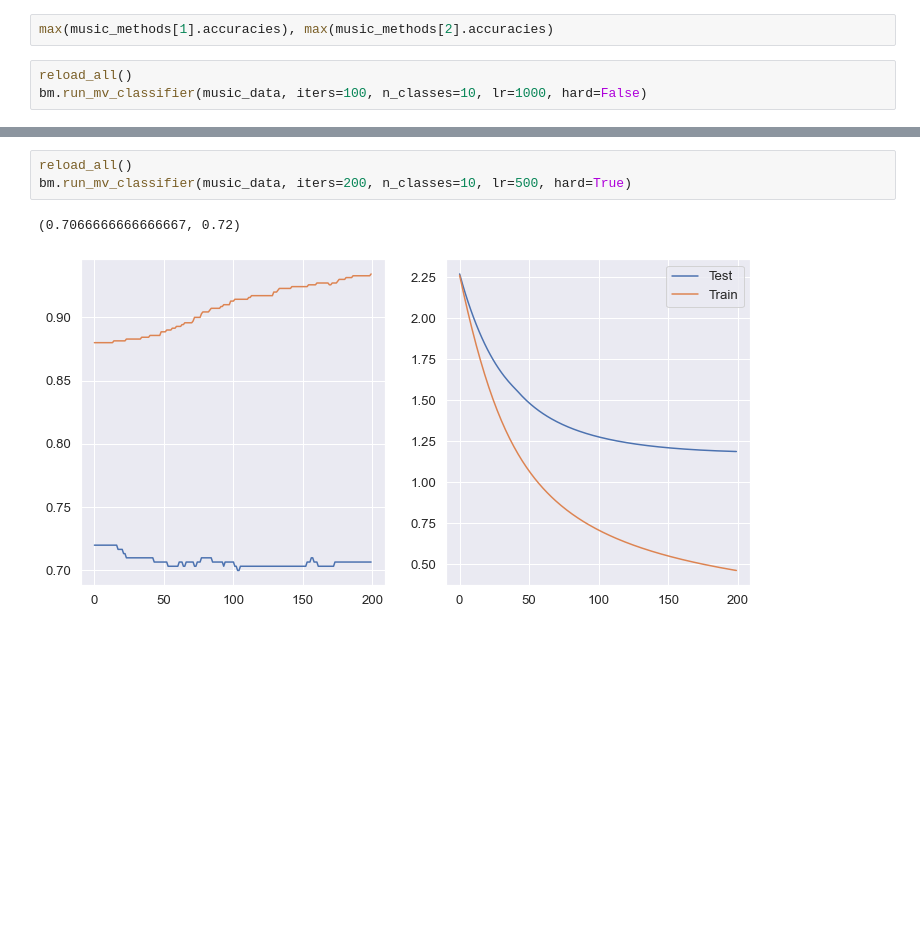
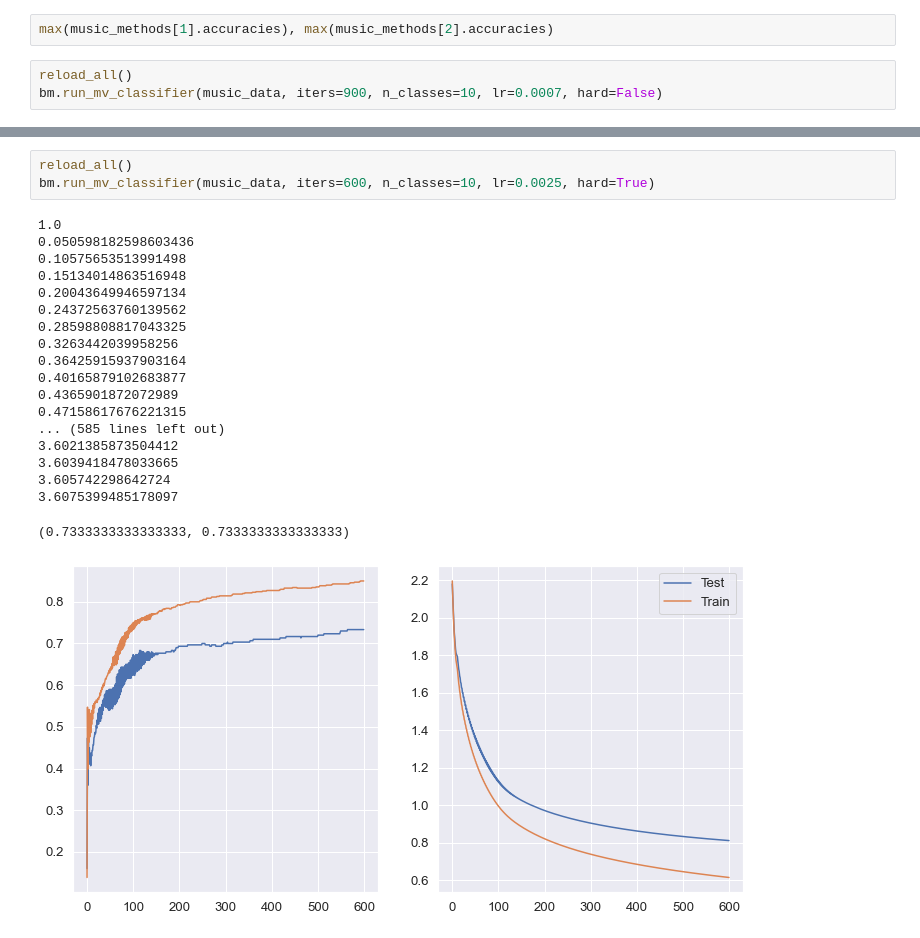
Before and after one commit to AndreySmirdin/CrowdInference, a Jupyter notebook: Music.ipynb, the cells around one changed output, grey strips where cells are left out. Drawn from its saved outputs; the diff is of its cells as text; blank space fills up the shorter version.

```diff
--- a/Music.ipynb
+++ b/Music.ipynb
@@ -130,5 +163,5 @@ plt.plot(music_methods[2].accuracies)
 max(music_methods[1].accuracies), max(music_methods[2].accuracies)
 # %%
 reload_all()
-bm.run_mv_classifier(music_data, iters=100, n_classes=10, lr=1000, hard=False)
+bm.run_mv_classifier(music_data, iters=900, n_classes=10, lr=0.0007, hard=False)
 # %% [output]
@@ -137,6 +171,23 @@ bm.run_mv_classifier(music_data, iters=100, n_classes=10, lr=1000, hard=False)
 # %%
 reload_all()
-bm.run_mv_classifier(music_data, iters=200, n_classes=10, lr=500, hard=True)
+bm.run_mv_classifier(music_data, iters=600, n_classes=10, lr=0.0025, hard=True)
 # %% [output]
-(0.7066666666666667, 0.72)
+1.0
+0.050598182598603436
+0.10575653513991498
+0.15134014863516948
+0.20043649946597134
+0.24372563760139562
+0.28598808817043325
+0.3263442039958256
+0.36425915937903164
+0.40165879102683877
+0.4365901872072989
+0.47158617676221315
+... (585 lines left out)
+3.6021385873504412
+3.6039418478033665
+3.605742298642724
+3.6075399485178097
+(0.7333333333333333, 0.7333333333333333)
-[figure, old version]
+[figure, new version]
```
Also changed, not shown: parts of 6 cells of this notebook, 9 other files.
